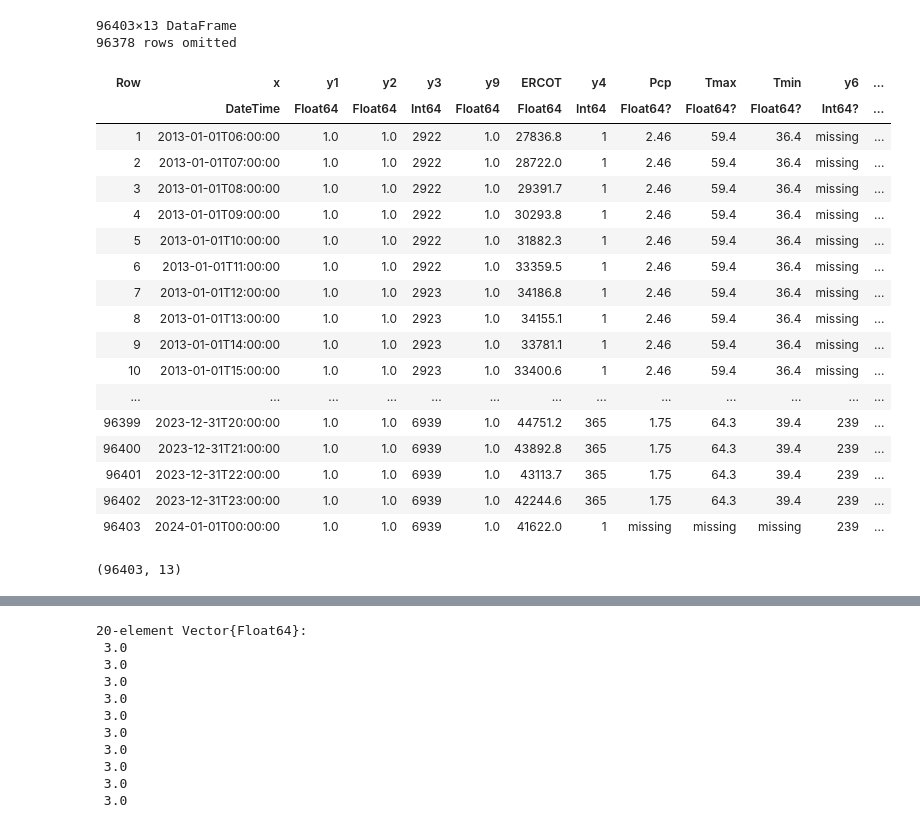
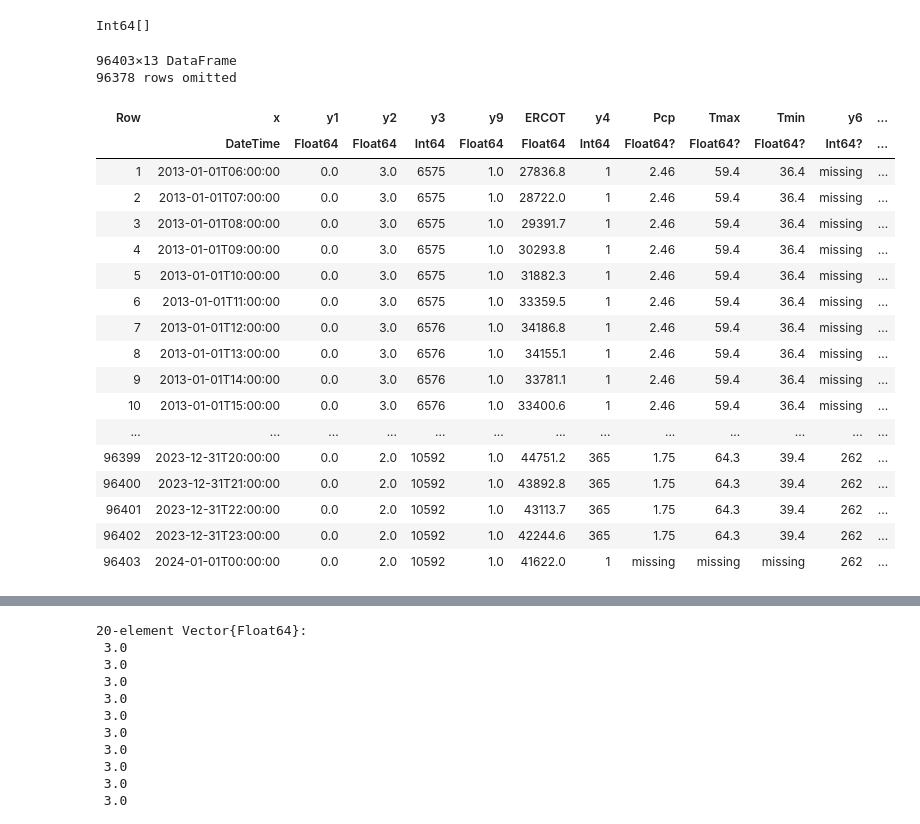
Before and after one commit to ecooper-cu/gads-analysis, a Jupyter notebook: feature_selection/fit_exponential_testing.ipynb, the cells around one changed output, grey strips where cells are left out. Cells and saved outputs as stored; diff of their text form; code cells hidden in the pictures.

```diff
--- a/feature_selection/fit_exponential_testing.ipynb
+++ b/feature_selection/fit_exponential_testing.ipynb
@@ -24,29 +70,28 @@ files = glob("gen_*_class_CT_rating_*_state_Texas.csv", data_directory)
+# %%
+filter(x -> x < 0, ttr_values_fo_vec_reduced)
+# %% [output]
+Int64[]
 # %%
-f = files[1]
-
+f = "/projects/emco4286/data/gads/trajectories/cc/gen_11134_class_CC_rating_1_state_Texas.csv"
 df = DataFrame(CSV.File(f))
 # %% [output]
 96403×13 DataFrame
 96378 rows omitted
 | Row | x | y1 | y2 | y3 | y9 | ERCOT | y4 | Pcp | Tmax | Tmin | y6 | ... |
 |  | DateTime | Float64 | Float64 | Int64 | Float64 | Float64 | Int64 | Float64? | Float64? | Float64? | Int64? | ... |
-| 1 | 2013-01-01T06:00:00 | 1.0 | 1.0 | 2922 | 1.0 | 27836.8 | 1 | 2.46 | 59.4 | 36.4 | missing | ... |
-| 2 | 2013-01-01T07:00:00 | 1.0 | 1.0 | 2922 | 1.0 | 28722.0 | 1 | 2.46 | 59.4 | 36.4 | missing | ... |
-| 3 | 2013-01-01T08:00:00 | 1.0 | 1.0 | 2922 | 1.0 | 29391.7 | 1 | 2.46 | 59.4 | 36.4 | missing | ... |
-| 4 | 2013-01-01T09:00:00 | 1.0 | 1.0 | 2922 | 1.0 | 30293.8 | 1 | 2.46 | 59.4 | 36.4 | missing | ... |
-| 5 | 2013-01-01T10:00:00 | 1.0 | 1.0 | 2922 | 1.0 | 31882.3 | 1 | 2.46 | 59.4 | 36.4 | missing | ... |
-| 6 | 2013-01-01T11:00:00 | 1.0 | 1.0 | 2922 | 1.0 | 33359.5 | 1 | 2.46 | 59.4 | 36.4 | missing | ... |
-| 7 | 2013-01-01T12:00:00 | 1.0 | 1.0 | 2923 | 1.0 | 34186.8 | 1 | 2.46 | 59.4 | 36.4 | missing | ... |
-| 8 | 2013-01-01T13:00:00 | 1.0 | 1.0 | 2923 | 1.0 | 34155.1 | 1 | 2.46 | 59.4 | 36.4 | missing | ... |
-| 9 | 2013-01-01T14:00:00 | 1.0 | 1.0 | 2923 | 1.0 | 33781.1 | 1 | 2.46 | 59.4 | 36.4 | missing | ... |
-| 10 | 2013-01-01T15:00:00 | 1.0 | 1.0 | 2923 | 1.0 | 33400.6 | 1 | 2.46 | 59.4 | 36.4 | missing | ... |
+| 1 | 2013-01-01T06:00:00 | 0.0 | 3.0 | 6575 | 1.0 | 27836.8 | 1 | 2.46 | 59.4 | 36.4 | missing | ... |
+| 2 | 2013-01-01T07:00:00 | 0.0 | 3.0 | 6575 | 1.0 | 28722.0 | 1 | 2.46 | 59.4 | 36.4 | missing | ... |
+| 3 | 2013-01-01T08:00:00 | 0.0 | 3.0 | 6575 | 1.0 | 29391.7 | 1 | 2.46 | 59.4 | 36.4 | missing | ... |
+| 4 | 2013-01-01T09:00:00 | 0.0 | 3.0 | 6575 | 1.0 | 30293.8 | 1 | 2.46 | 59.4 | 36.4 | missing | ... |
+| 5 | 2013-01-01T10:00:00 | 0.0 | 3.0 | 6575 | 1.0 | 31882.3 | 1 | 2.46 | 59.4 | 36.4 | missing | ... |
+| 6 | 2013-01-01T11:00:00 | 0.0 | 3.0 | 6575 | 1.0 | 33359.5 | 1 | 2.46 | 59.4 | 36.4 | missing | ... |
+| 7 | 2013-01-01T12:00:00 | 0.0 | 3.0 | 6576 | 1.0 | 34186.8 | 1 | 2.46 | 59.4 | 36.4 | missing | ... |
+| 8 | 2013-01-01T13:00:00 | 0.0 | 3.0 | 6576 | 1.0 | 34155.1 | 1 | 2.46 | 59.4 | 36.4 | missing | ... |
+| 9 | 2013-01-01T14:00:00 | 0.0 | 3.0 | 6576 | 1.0 | 33781.1 | 1 | 2.46 | 59.4 | 36.4 | missing | ... |
+| 10 | 2013-01-01T15:00:00 | 0.0 | 3.0 | 6576 | 1.0 | 33400.6 | 1 | 2.46 | 59.4 | 36.4 | missing | ... |
 | ... | ... | ... | ... | ... | ... | ... | ... | ... | ... | ... | ... | ... |
-| 96399 | 2023-12-31T20:00:00 | 1.0 | 1.0 | 6939 | 1.0 | 44751.2 | 365 | 1.75 | 64.3 | 39.4 | 239 | ... |
-| 96400 | 2023-12-31T21:00:00 | 1.0 | 1.0 | 6939 | 1.0 | 43892.8 | 365 | 1.75 | 64.3 | 39.4 | 239 | ... |
-| 96401 | 2023-12-31T22:00:00 | 1.0 | 1.0 | 6939 | 1.0 | 43113.7 | 365 | 1.75 | 64.3 | 39.4 | 239 | ... |
-| 96402 | 2023-12-31T23:00:00 | 1.0 | 1.0 | 6939 | 1.0 | 42244.6 | 365 | 1.75 | 64.3 | 39.4 | 239 | ... |
-| 96403 | 2024-01-01T00:00:00 | 1.0 | 1.0 | 6939 | 1.0 | 41622.0 | 1 | missing | missing | missing | 239 | ... |
+| 96399 | 2023-12-31T20:00:00 | 0.0 | 2.0 | 10592 | 1.0 | 44751.2 | 365 | 1.75 | 64.3 | 39.4 | 262 | ... |
+| 96400 | 2023-12-31T21:00:00 | 0.0 | 2.0 | 10592 | 1.0 | 43892.8 | 365 | 1.75 | 64.3 | 39.4 | 262 | ... |
+| 96401 | 2023-12-31T22:00:00 | 0.0 | 2.0 | 10592 | 1.0 | 43113.7 | 365 | 1.75 | 64.3 | 39.4 | 262 | ... |
+| 96402 | 2023-12-31T23:00:00 | 0.0 | 2.0 | 10592 | 1.0 | 42244.6 | 365 | 1.75 | 64.3 | 39.4 | 262 | ... |
+| 96403 | 2024-01-01T00:00:00 | 0.0 | 2.0 | 10592 | 1.0 | 41622.0 | 1 | missing | missing | missing | 262 | ... |
-# %%
-size(df)
-# %% [output]
-(96403, 13)
```
Also changed, not shown: parts of 9 cells of this notebook, 35 other files.
